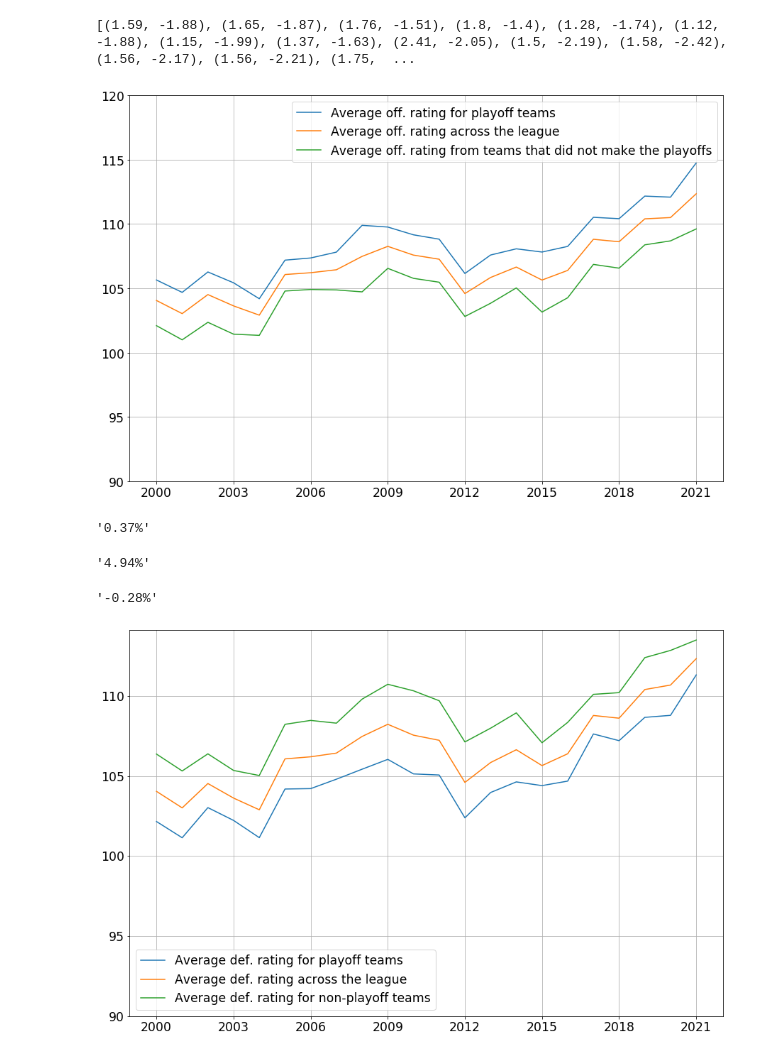
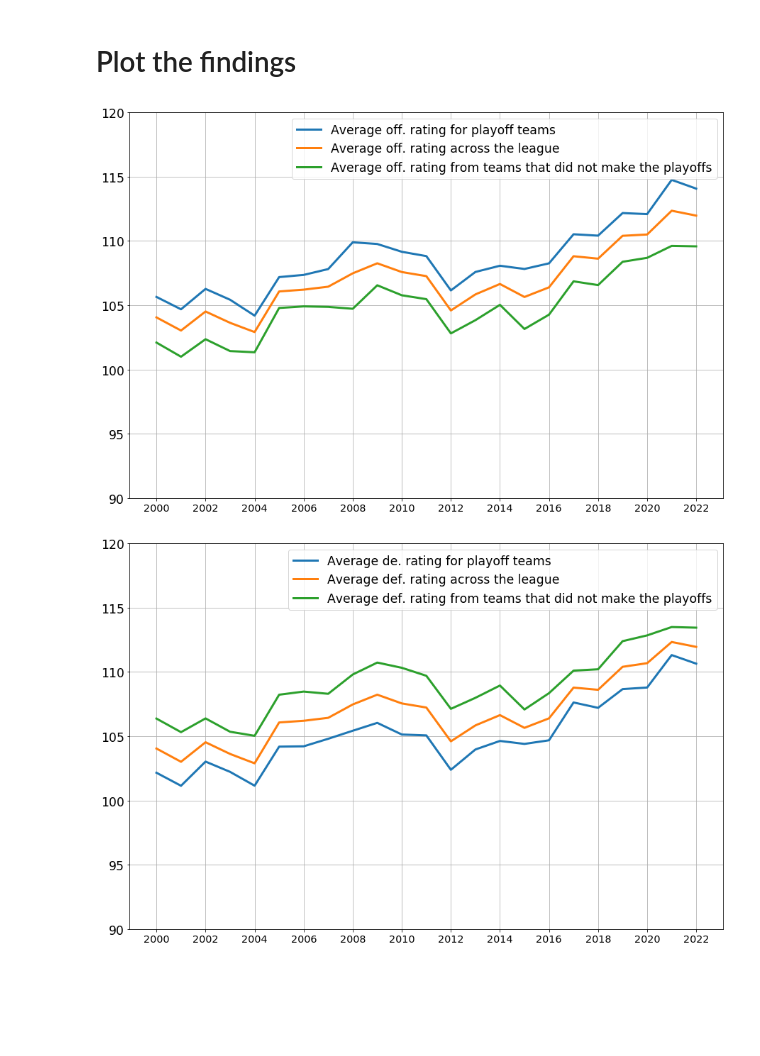
Before and after one commit to mibrahimfm/NBA-analysis, a Jupyter notebook: Offense vs Defense.ipynb, the cells around one changed output. Cells and saved outputs as stored; diff of their text form; code cells hidden in the pictures; blank space fills up the shorter version.

```diff
--- a/Offense vs Defense.ipynb
+++ b/Offense vs Defense.ipynb
@@ -69,6 +46,8 @@ avg_off_rtgs_playoffs = []
 avg_def_rtgs_playoffs = []
 avg_off_rtgs_non_playoffs = []
 avg_def_rtgs_non_playoffs = []
+percentage_playoff_teams_above_avg_ortg = []
+percentage_playoff_teams_above_avg_drtg = []
 
 for i in range(len(SEASONS)):
     off_rating_playoff_teams = []
@@ -86,6 +65,9 @@ for i in range(len(SEASONS)):
     avg_playoff_o = mean(off_rating_playoff_teams)
     avg_playoff_d = mean(def_rating_playoff_teams)
 
+    percentage_playoff_teams_above_avg_ortg.append(round(len([x for x in off_rating_playoff_teams if x > avg_playoff_o]) / 16, 2))
+    percentage_playoff_teams_above_avg_drtg.append(round(len([x for x in def_rating_playoff_teams if x < avg_playoff_d]) / 16, 2))
+
     avg_off_rtgs_playoffs.append(avg_playoff_o)
     avg_def_rtgs_playoffs.append(avg_playoff_d)
 
@@ -99,50 +81,36 @@ for i in range(len(SEASONS)):
     drtg_diff = avg_playoff_d - avg_def_ratings[i]
 
     diffs_rtg.append((round(ortg_diff, 2), round(drtg_diff, 2)))
-
-print(diffs_rtg)
-# %% [output]
-[(1.59, -1.88), (1.65, -1.87), (1.76, -1.51), (1.8, -1.4), (1.28, -1.74), (1.12, -1.88), (1.15, -1.99), (1.37, -1.63), (2.41, -2.05), (1.5, -2.19), (1.58, -2.42), (1.56, -2.17), (1.56, -2.21), (1.75,  ...
+# %% [markdown]
+# Plot the findings
 # %%
 plt.figure(figsize=(15,10))
 
 
 plt.grid()
-plt.plot(SEASONS, avg_off_rtgs_playoffs, label='Average off. rating for playoff teams')
-plt.plot(SEASONS, avg_off_ratings, label='Average off. rating across the league')
-plt.plot(SEASONS, avg_off_rtgs_non_playoffs, label='Average off. rating from teams that did not make the playoffs')
-plt.xticks([2000,2003,2006,2009,2012,2015,2018,2021])
-plt.yticks([90.0, 95.0, 100.0, 105.0, 110.0, 115.0, 120.0])
+plt.plot(SEASONS, avg_off_rtgs_playoffs, lw=3, label='Average off. rating for playoff teams')
+plt.plot(SEASONS, avg_off_ratings, lw=3, label='Average off. rating across the league')
+plt.plot(SEASONS, avg_off_rtgs_non_playoffs, lw=3, label='Average off. rating from teams that did not make the playoffs')
+plt.xticks(SEASONS[::2])
+plt.yticks(range(90, 121, 5))
 plt.legend()
 plt.show()
 # %% [output]
-[figure, old version]
+[figure, new version]
-# %%
-growth_rate(avg_off_ratings)
-# %% [output]
-'0.37%'
-# %%
-growth_rate([o for o, _ in diffs_rtg])
-# %% [output]
-'4.94%'
-# %%
-growth_rate([d for _, d in diffs_rtg])
-# %% [output]
-'-0.28%'
 # %%
 plt.figure(figsize=(15,10))
 
 
 plt.grid()
-plt.plot(SEASONS, avg_def_rtgs_playoffs, label='Average def. rating for playoff teams')
-plt.plot(SEASONS, avg_def_ratings, label='Average def. rating across the league')
-plt.plot(SEASONS, avg_def_rtgs_non_playoffs, label='Average def. rating for non-playoff teams')
-plt.xticks([2000,2003,2006,2009,2012,2015,2018,2021])
-plt.yticks([90.0, 95.0, 100.0, 105.0, 110.0])
+plt.plot(SEASONS, avg_def_rtgs_playoffs, lw=3, label='Average de. rating for playoff teams')
+plt.plot(SEASONS, avg_def_ratings, lw=3, label='Average def. rating across the league')
+plt.plot(SEASONS, avg_def_rtgs_non_playoffs, lw=3, label='Average def. rating from teams that did not make the playoffs')
+plt.xticks(SEASONS[::2])
+plt.yticks(range(90, 121, 5))
 plt.legend()
 plt.show()
 # %% [output]
-[figure, old version]
+[figure, new version]
 # %%
 plt.figure(figsize=(15,10))
 
```
Also changed, not shown: parts of 5 cells of this notebook, 2 other files.
